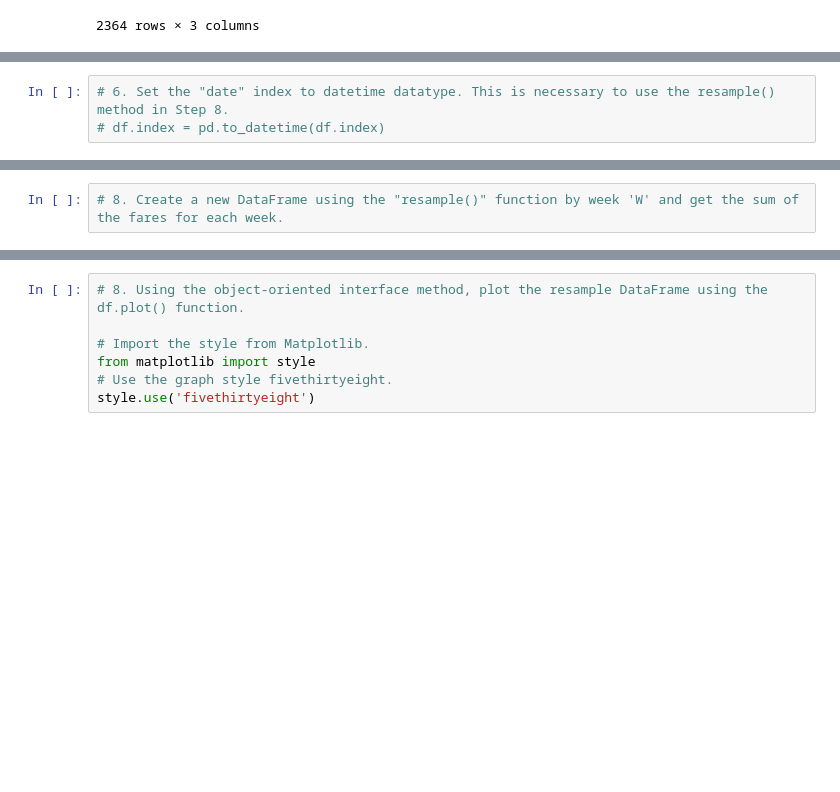
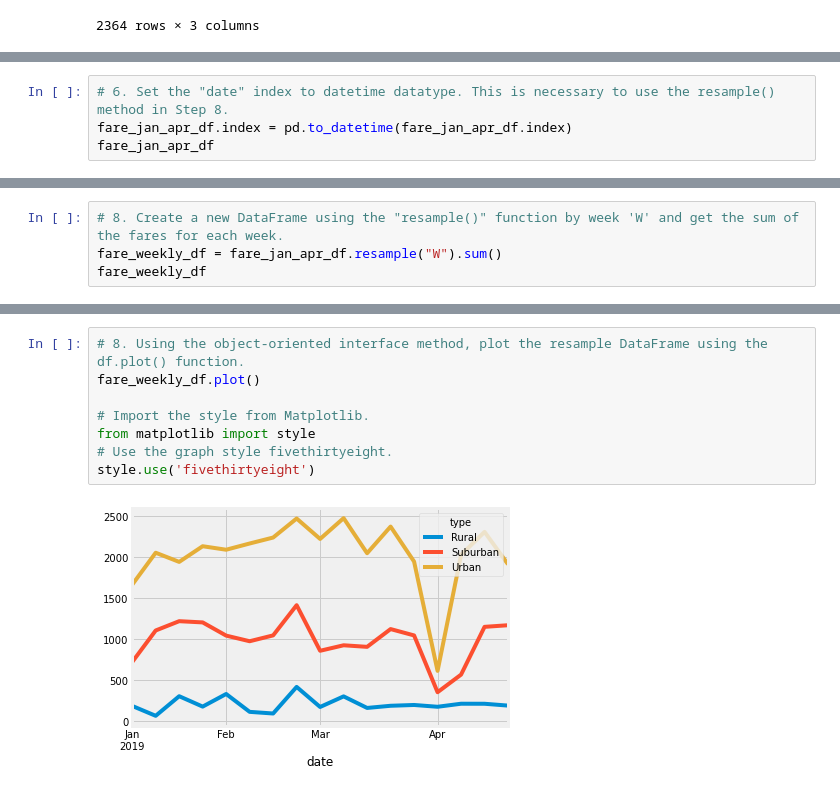
Before and after one commit to tonyferri/PyBer_Analysis, a Jupyter notebook: PyBer_Challenge.ipynb, the cells around one changed output, grey strips where cells are left out. Drawn from its saved outputs; the diff is of its cells as text; blank space fills up the shorter version.

Commit message:
added line graph

```diff
--- a/PyBer_Challenge.ipynb
+++ b/PyBer_Challenge.ipynb
@@ -192,3 +196,4 @@ fare_summary_df_pivot
 # %%
 # 6. Set the "date" index to datetime datatype. This is necessary to use the resample() method in Step 8.
-# df.index = pd.to_datetime(df.index)
+fare_jan_apr_df.index = pd.to_datetime(fare_jan_apr_df.index)
+fare_jan_apr_df
@@ -197,2 +229,4 @@ fare_summary_df_pivot
 # %%
 # 8. Create a new DataFrame using the "resample()" function by week 'W' and get the sum of the fares for each week.
+fare_weekly_df = fare_jan_apr_df.resample("W").sum()
+fare_weekly_df
@@ -199,7 +253,10 @@ fare_summary_df_pivot
 # %%
 # 8. Using the object-oriented interface method, plot the resample DataFrame using the df.plot() function.
+fare_weekly_df.plot()
 
 # Import the style from Matplotlib.
 from matplotlib import style
 # Use the graph style fivethirtyeight.
 style.use('fivethirtyeight')
+# %% [output]
+[figure, added]
```
Also changed, not shown: parts of 6 cells of this notebook.
